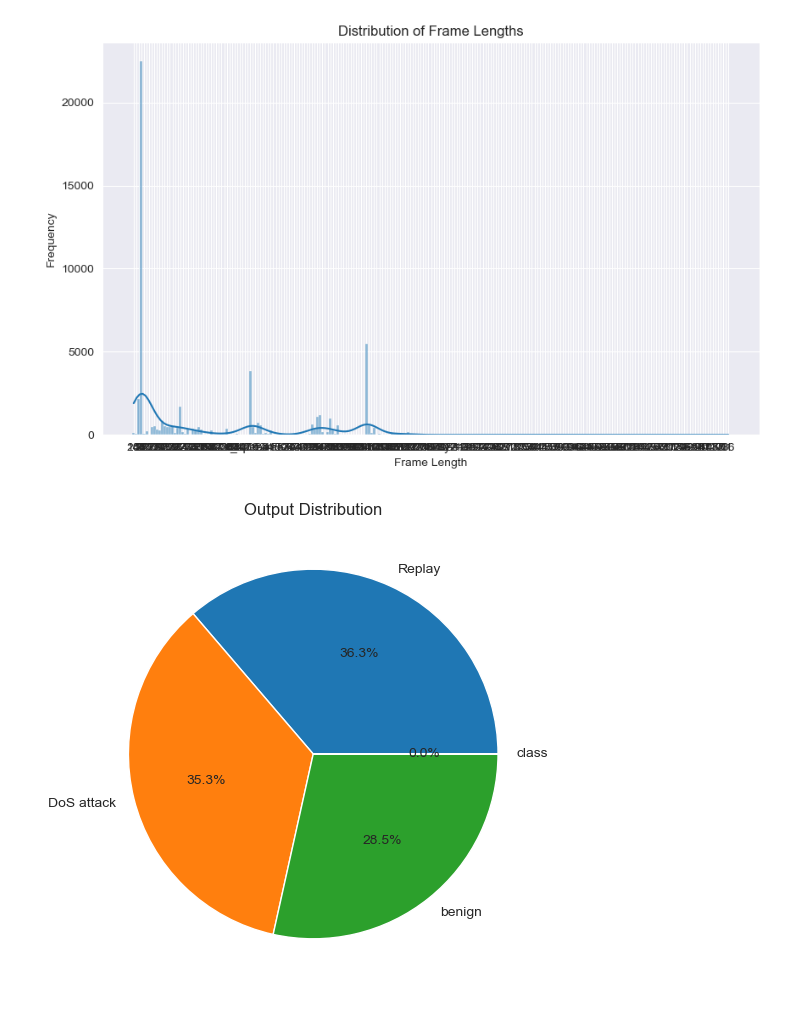
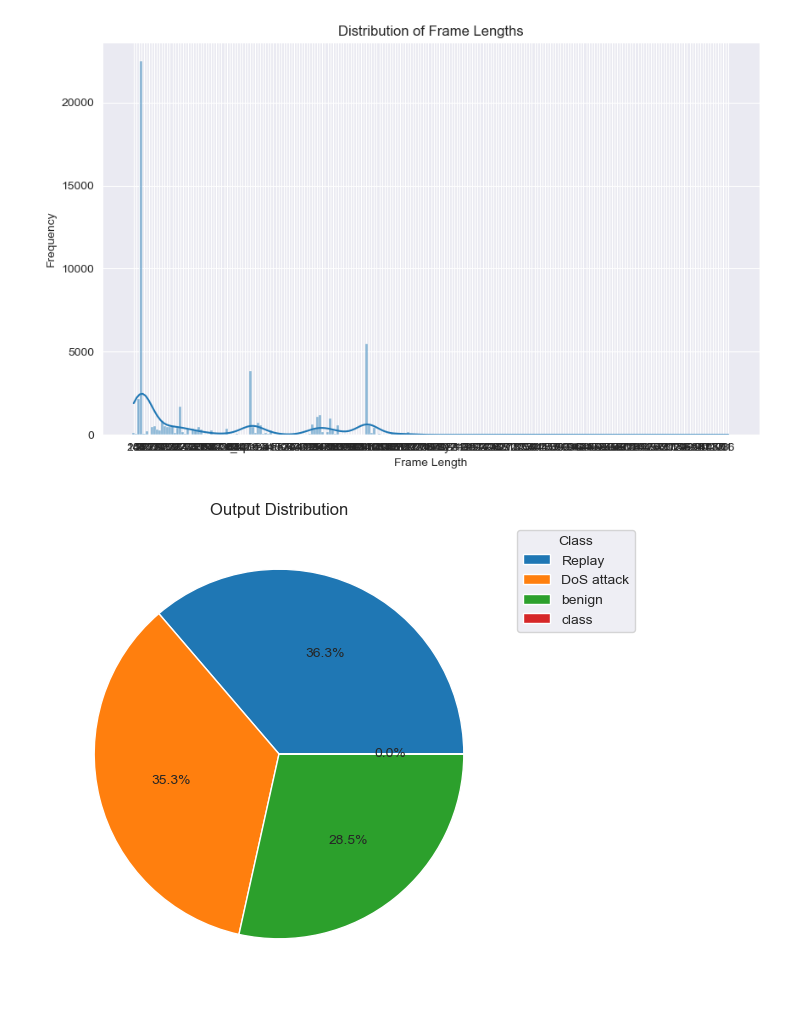
Before and after one commit to Colorado-Mesa-University-Cybersecurity/Image-Based-Intrusion-Detection-System-for-GPS-Spoofing-in-Unmanned-Aerial-Vehicles, a Jupyter notebook: Visualization/visualizeUnderAttack.ipynb, the cells around one changed output. Drawn from its saved outputs; the diff is of its cells as text; code cells hidden in the pictures.

```diff
--- a/Visualization/visualizeUnderAttack.ipynb
+++ b/Visualization/visualizeUnderAttack.ipynb
@@ -42,9 +42,11 @@ plt.show()
 # %% [output]
 [figure]
 # %%
-df["class"].value_counts().plot.pie(autopct='%1.1f%%', figsize=(6, 6))
+class_counts = df["class"].dropna().value_counts()
+class_counts.plot.pie(autopct='%1.1f%%', labels=None, figsize=(6, 6))
 plt.title("Output Distribution")
 plt.ylabel("")
+plt.legend(class_counts.index, title="Class", bbox_to_anchor=(1, 1))
 plt.show()
 # %% [output]
-[figure, old version]
+[figure, new version]
```
Also changed, not shown: 1 other file.
